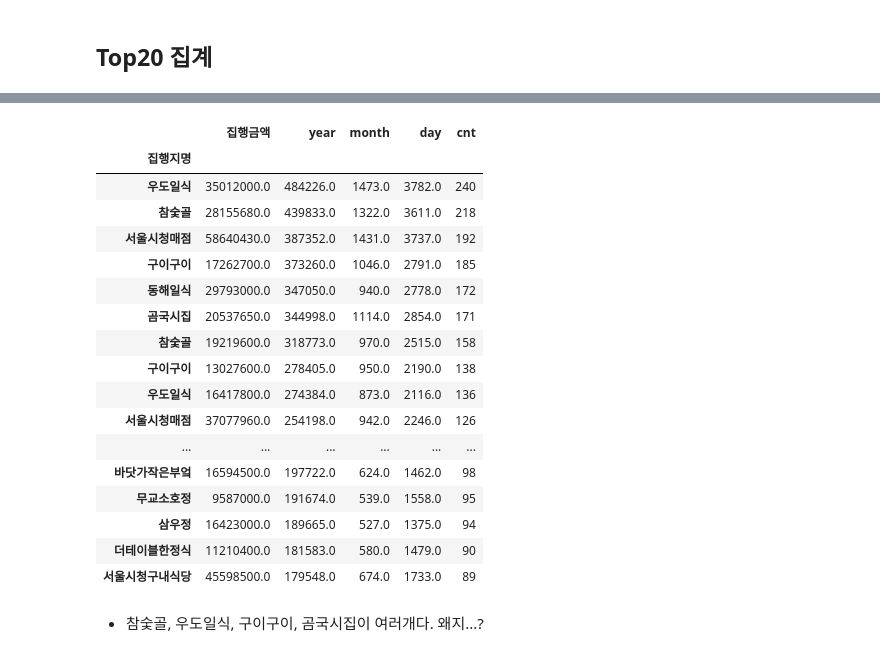
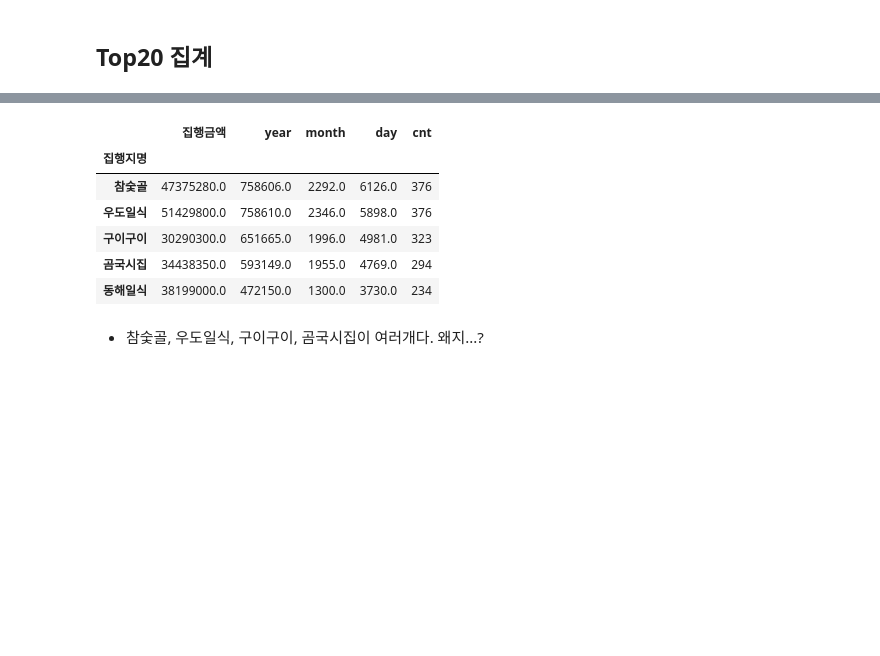
Before and after one commit to jy617lee/popular_restaurants_from_officials, a Jupyter notebook: web_crawling.ipynb, the cells around one changed output, grey strips where cells are left out. Cells and saved outputs as stored; diff of their text form; code cells hidden in the pictures; blank space fills up the shorter version.

```diff
--- a/web_crawling.ipynb
+++ b/web_crawling.ipynb
@@ -425,25 +425,14 @@ df_copy.shape
 # %%
 df_copy['cnt'] = 1
-df_copy.groupby('집행지명').sum().sort_values(by='cnt', ascending=False)[:20]
+df_copy.groupby('집행지명').sum().sort_values(by='cnt', ascending=False)[:5]
 # %% [output]
 |  | 집행금액 | year | month | day | cnt |
 | 집행지명 |  |  |  |  |  |
-| 우도일식 | 35012000.0 | 484226.0 | 1473.0 | 3782.0 | 240 |
-| 참숯골 | 28155680.0 | 439833.0 | 1322.0 | 3611.0 | 218 |
-| 서울시청매점 | 58640430.0 | 387352.0 | 1431.0 | 3737.0 | 192 |
-| 구이구이 | 17262700.0 | 373260.0 | 1046.0 | 2791.0 | 185 |
-| 동해일식 | 29793000.0 | 347050.0 | 940.0 | 2778.0 | 172 |
-| 곰국시집 | 20537650.0 | 344998.0 | 1114.0 | 2854.0 | 171 |
-| 참숯골 | 19219600.0 | 318773.0 | 970.0 | 2515.0 | 158 |
-| 구이구이 | 13027600.0 | 278405.0 | 950.0 | 2190.0 | 138 |
-| 우도일식 | 16417800.0 | 274384.0 | 873.0 | 2116.0 | 136 |
-| 서울시청매점 | 37077960.0 | 254198.0 | 942.0 | 2246.0 | 126 |
-| ... | ... | ... | ... | ... | ... |
-| 바닷가작은부엌 | 16594500.0 | 197722.0 | 624.0 | 1462.0 | 98 |
-| 무교소호정 | 9587000.0 | 191674.0 | 539.0 | 1558.0 | 95 |
-| 삼우정 | 16423000.0 | 189665.0 | 527.0 | 1375.0 | 94 |
-| 더테이블한정식 | 11210400.0 | 181583.0 | 580.0 | 1479.0 | 90 |
-| 서울시청구내식당 | 45598500.0 | 179548.0 | 674.0 | 1733.0 | 89 |
+| 참숯골 | 47375280.0 | 758606.0 | 2292.0 | 6126.0 | 376 |
+| 우도일식 | 51429800.0 | 758610.0 | 2346.0 | 5898.0 | 376 |
+| 구이구이 | 30290300.0 | 651665.0 | 1996.0 | 4981.0 | 323 |
+| 곰국시집 | 34438350.0 | 593149.0 | 1955.0 | 4769.0 | 294 |
+| 동해일식 | 38199000.0 | 472150.0 | 1300.0 | 3730.0 | 234 |
 # %% [markdown]
 - 참숯골, 우도일식, 구이구이, 곰국시집이 여러개다. 왜지...?
 # %%
```
Also changed, not shown: parts of 10 cells of this notebook, 1 other file.
